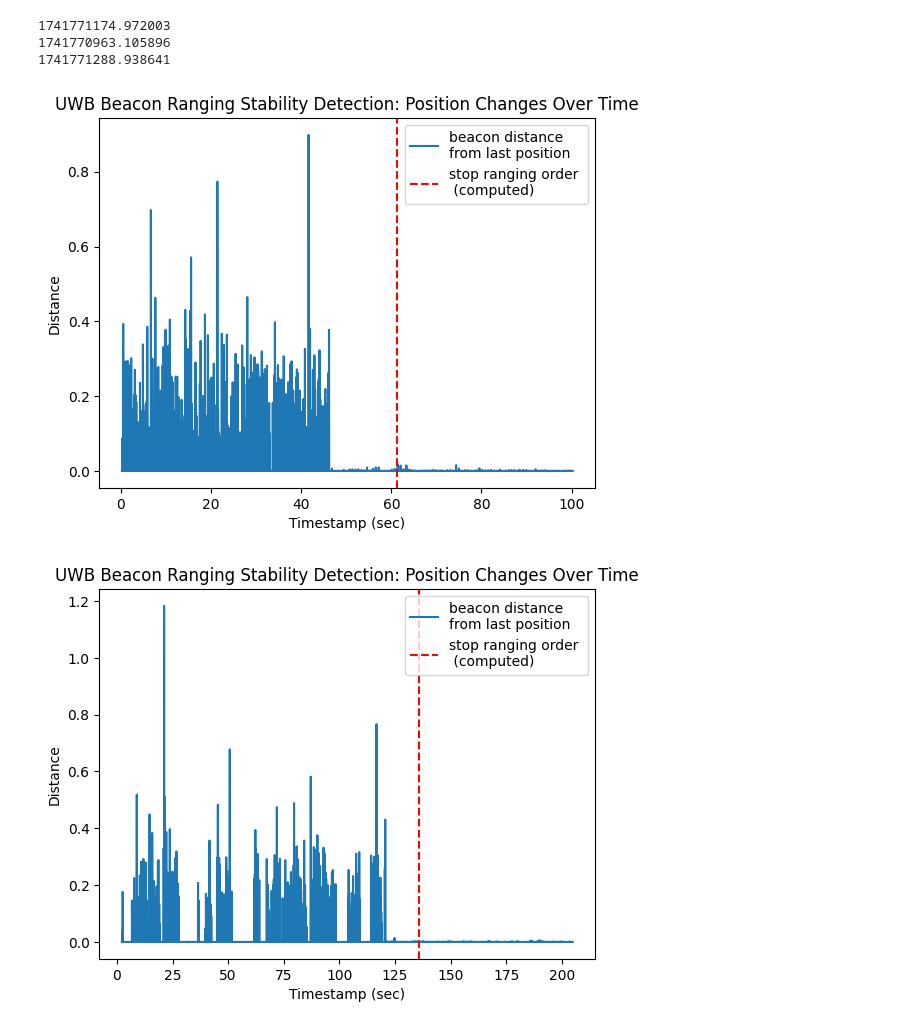
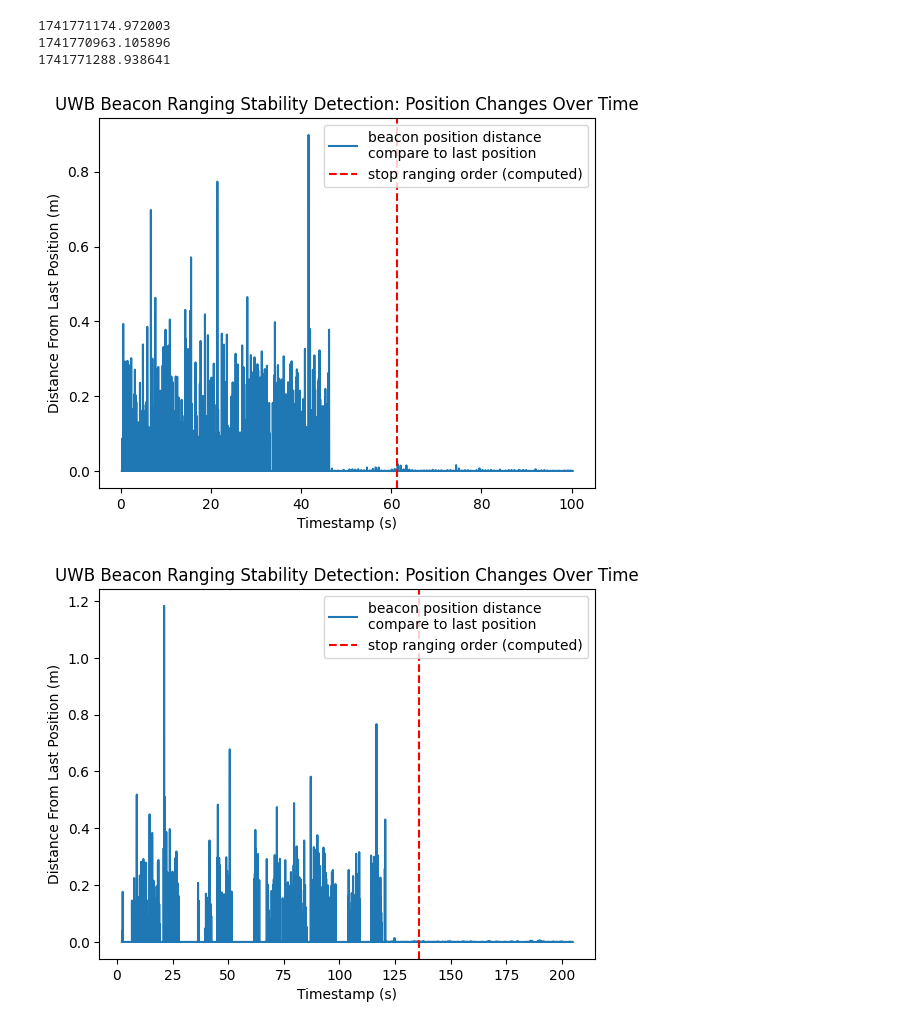
Before and after one commit to ARBeacon/ARBeaconEvaluation, a Jupyter notebook: 12Mar2025.ipynb, the cells around one changed output. Drawn from its saved outputs; the diff is of its cells as text; code cells hidden in the pictures.

```diff
--- a/12Mar2025.ipynb
+++ b/12Mar2025.ipynb
@@ -167,36 +167,36 @@ def plotDiffOverTimeWithStopLine(scan):
 
     timestamps = np.full(len(scan_filtered), np.nan)
     xs = np.full(len(scan_filtered), np.nan)
     ys = np.full(len(scan_filtered), np.nan)
     zs = np.full(len(scan_filtered), np.nan)
     for i, entry in enumerate(scan_filtered):
         timestamps[i] = entry['timestamp']
         if 'position' not in entry['content']:
             continue
         position = entry['content']['position']
         xs[i] = position[0]
         ys[i] = position[1]
         zs[i] = position[2]
 
     df = pd.DataFrame({'timestamp': timestamps - min(timestamps), 'x': xs, 'y': ys, 'z': zs})
     df = df.dropna()
     df['diff'] = np.sqrt((df['x'] - df['x'].shift(1))**2 + (df['y'] - df['y'].shift(1))**2 + (df['z'] - df['z'].shift(1))**2)
     df = df[['timestamp', 'diff']]
 
-    plt.plot(df['timestamp'], df['diff'], label='beacon distance \nfrom last position')
+    plt.plot(df['timestamp'], df['diff'], label='beacon position distance \ncompare to last position')
 
     if stopTimestamp is not None:
         timestamp = stopTimestamp - min(timestamps)
-        plt.axvline(x=timestamp, color='r', linestyle='--', label='stop ranging order \n (computed)')
+        plt.axvline(x=timestamp, color='r', linestyle='--', label='stop ranging order (computed)')
 
-    plt.xlabel('Timestamp (sec)')
-    plt.ylabel('Distance')
+    plt.xlabel('Timestamp (s)')
+    plt.ylabel('Distance From Last Position (m)')
     plt.title('UWB Beacon Ranging Stability Detection: Position Changes Over Time')
     plt.legend()
     plt.show()
 
 for scan in scans:
     plotDiffOverTimeWithStopLine(scan)
 # %% [output]
-[figure, old version]
+[figure, new version]
-[figure, old version]
+[figure, new version]
```
Also changed, not shown: parts of 1 cell of this notebook.
